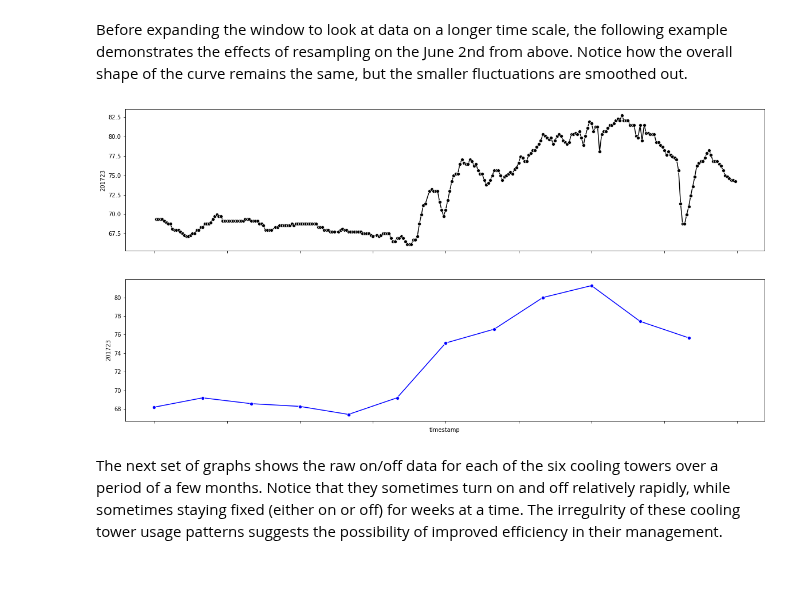
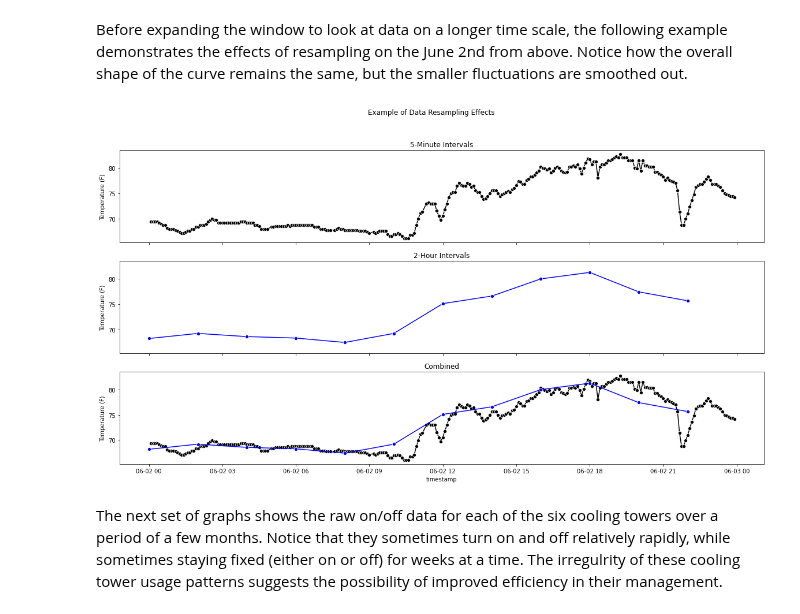
Before and after one commit to yairg98/Data-Driven-Problem-Solving, a Jupyter notebook: Assignments/Final Project/FinalProjectNotebook.ipynb, the cells around one changed output. Drawn from its saved outputs; the diff is of its cells as text; code cells hidden in the pictures; blank space fills up the shorter version.

```diff
--- a/Assignments/Final Project/FinalProjectNotebook.ipynb
+++ b/Assignments/Final Project/FinalProjectNotebook.ipynb
@@ -373,11 +373,11 @@ time_data = TimeseriesQuery(point_ids = [201723], start = start, end = end)
 # Excute query (will return an object)
 query_results = client.stream_point_timeseries(time_data)
 # Convert to dataframe
-sensor_data = points_df_from_streaming_timeseries(query_results)
+sensor_data_0 = points_df_from_streaming_timeseries(query_results)
 
 # Plot
 plt.figure(figsize=(20,6))
-sns.lineplot(data=sensor_data)
+sns.lineplot(data=sensor_data_0)
 plt.title("CT-6 Outside Air Temperature Data - June 2nd, 2019");
 # %% [output]
 [figure]
@@ -400,18 +400,31 @@ Before expanding the window to look at data on a longer time scale, the followin
 # %%
 sensor_number = 201723
 
-sensor_data['timestamp'] = pd.to_datetime(sensor_data['timestamp'])
-sensor_data_resampled = sensor_data.resample('2H', on="timestamp").mean()
+sensor_data_0['timestamp'] = pd.to_datetime(sensor_data_0['timestamp'])
+sensor_data_resampled = sensor_data_0.resample('2H', on="timestamp").mean()
 
-fig, axes = plt.subplots(nrows=2, ncols=1, figsize=(20,10), sharex=True)
+fig, axes = plt.subplots(nrows=3, ncols=1, figsize=(20,10), sharex=True, sharey=True)
 
-sns.lineplot(data=sensor_data, x='timestamp', y=sensor_number , marker="o", color="k", ax = axes[0])
+# Plotting each sample rate separately
+sns.lineplot(data=sensor_data_0, x='timestamp', y=sensor_number , marker="o", color="k", ax = axes[0])
 sns.lineplot(data=sensor_data_resampled, x='timestamp', y=sensor_number, marker="o", color='b', ax=axes[1])
 
-frame = plt.gca()
-frame.axes.xaxis.set_ticklabels([]);
+# Plotting both sample rates on top of one another
+sns.lineplot(data=sensor_data_0, x='timestamp', y=sensor_number , marker="o", color="k", ax = axes[2])
+sns.lineplot(data=sensor_data_resampled, x='timestamp', y=sensor_number, marker="o", color='b', ax=axes[2])
+
+fig.suptitle('Example of Data Resampling Effects')
+axes[0].set_title('5-Minute Intervals')
+axes[1].set_title('2-Hour Intervals')
+axes[2].set_title('Combined')
+
+axes[0].set_ylabel('Temperature (F)')
+axes[1].set_ylabel('Temperature (F)')
+axes[2].set_ylabel('Temperature (F)')
+
+plt.show()
 # %% [output]
-[figure, old version]
+[figure, new version]
 # %% [markdown]
 The next set of graphs shows the raw on/off data for each of the six cooling towers over a period of a few months. Notice that they sometimes turn on and off relatively rapidly, while sometimes staying fixed (either on or off) for weeks at a time. The irregulrity of these cooling tower usage patterns suggests the possibility of improved efficiency in their management.
 # %%
```
Also changed, not shown: parts of 1 cell of this notebook.
